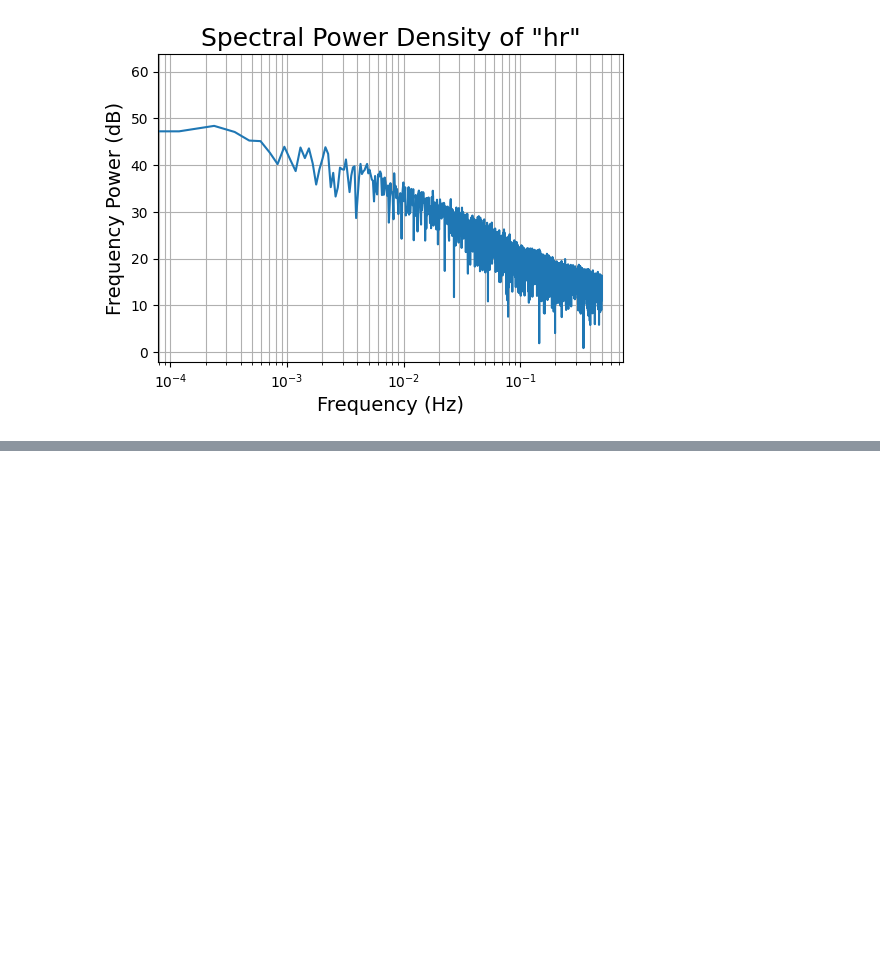
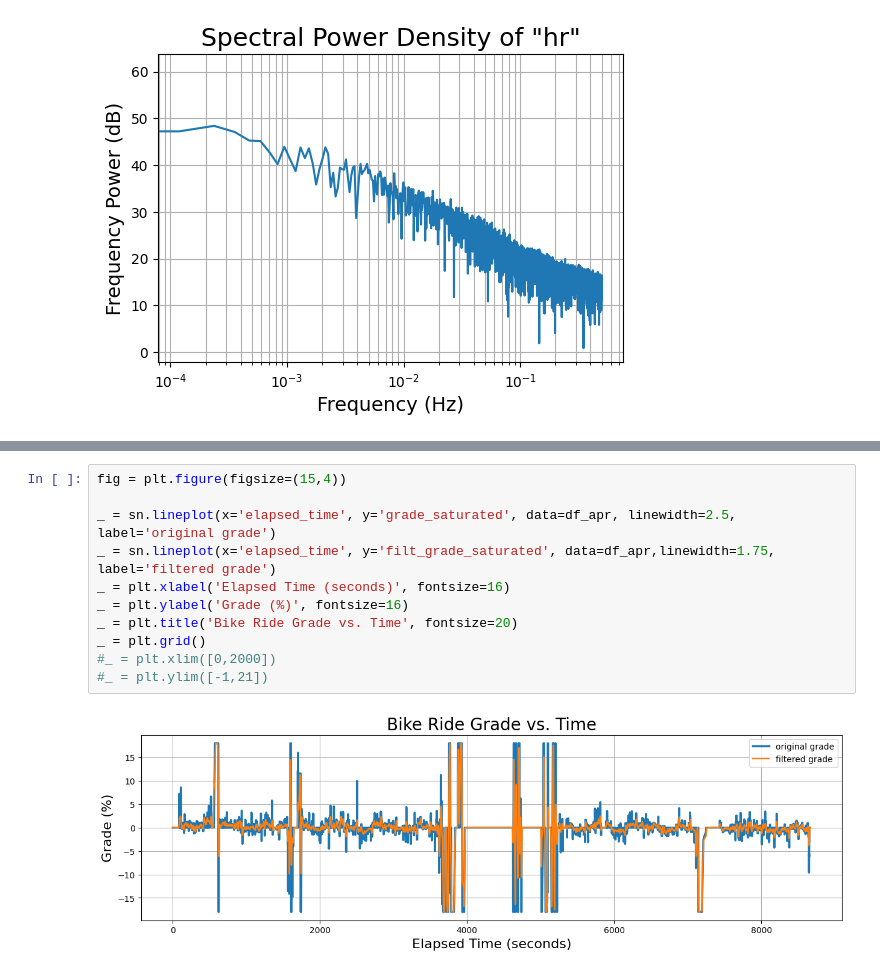
Before and after one commit to ericbauer55/bike-fitness-tracking, a Jupyter notebook: notebooks/0_EDA/1d_filtered_synch.ipynb, the cells around one changed output, grey strips where cells are left out. Cells and saved outputs as stored; diff of their text form; blank space fills up the shorter version.

```diff
--- a/notebooks/0_EDA/1d_filtered_synch.ipynb
+++ b/notebooks/0_EDA/1d_filtered_synch.ipynb
@@ -351,0 +417,13 @@ plot_signal_fft(df_apr, 'hr')
+# %%
+fig = plt.figure(figsize=(15,4))
+
+_ = sn.lineplot(x='elapsed_time', y='grade_saturated', data=df_apr, linewidth=2.5, label='original grade')
+_ = sn.lineplot(x='elapsed_time', y='filt_grade_saturated', data=df_apr,linewidth=1.75, label='filtered grade')
+_ = plt.xlabel('Elapsed Time (seconds)', fontsize=16)
+_ = plt.ylabel('Grade (%)', fontsize=16)
+_ = plt.title('Bike Ride Grade vs. Time', fontsize=20)
+_ = plt.grid()
+#_ = plt.xlim([0,2000])
+#_ = plt.ylim([-1,21])
+# %% [output]
+[figure, added]
```
Also changed, not shown: parts of 6 cells of this notebook.
